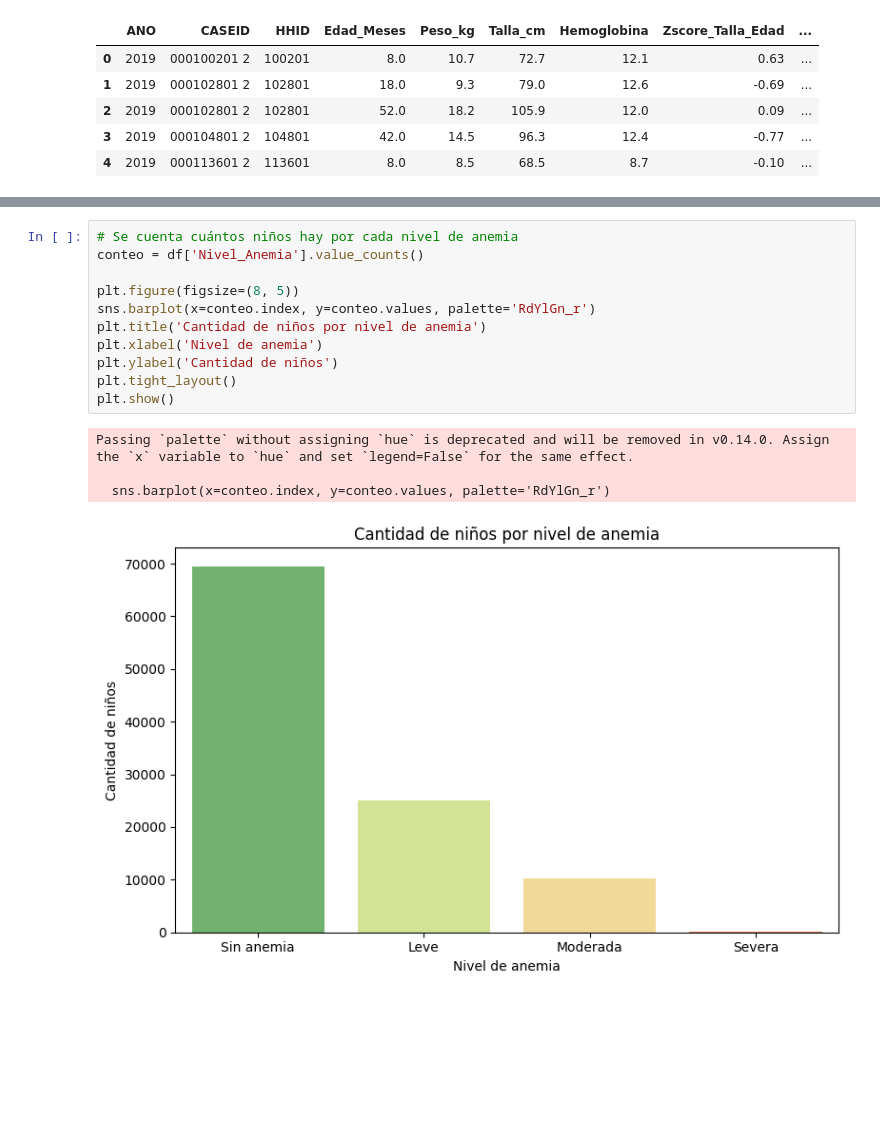
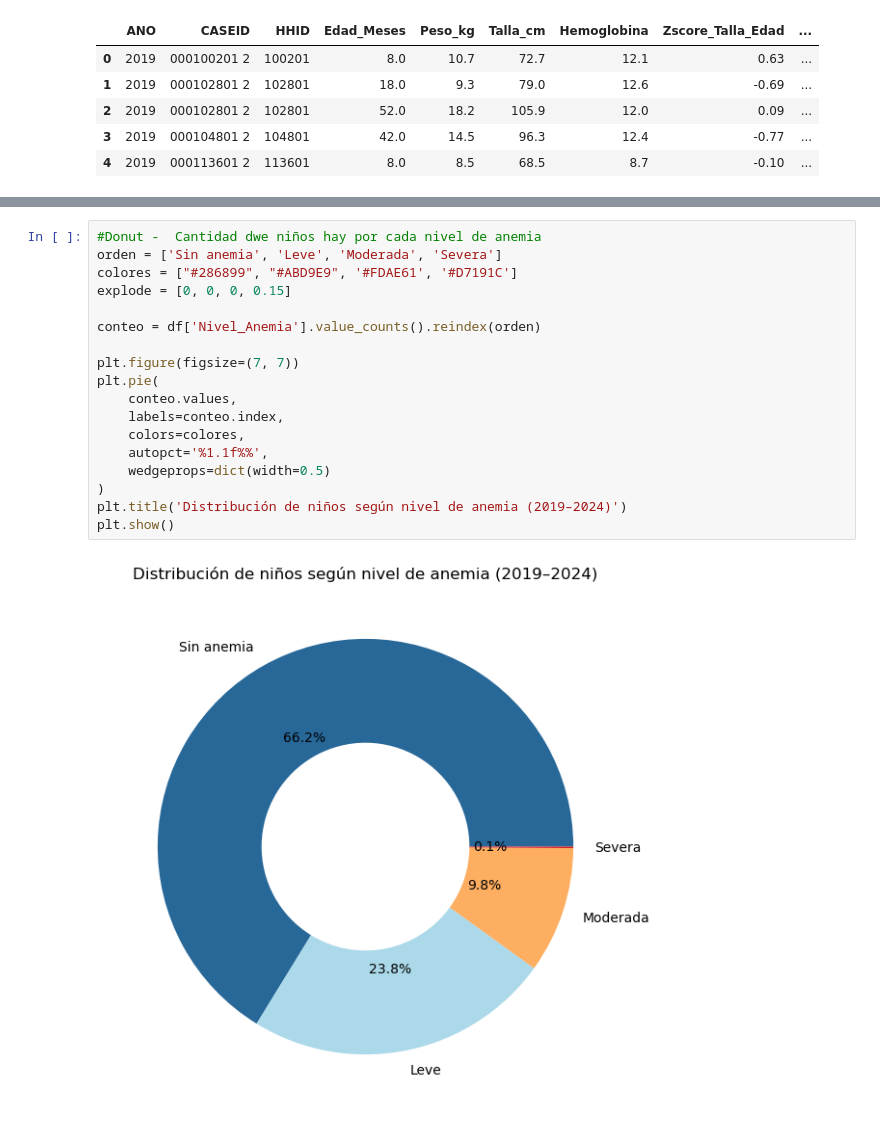
Before and after one commit to fbarrueta22/proyecto-ag-anemia, a Jupyter notebook: Analisis.ipynb, the cells around one changed output, grey strips where cells are left out. Saved outputs shown, nothing was run; the diff lists cells and outputs as text; blank space fills up the shorter version.

```diff
--- a/Analisis.ipynb
+++ b/Analisis.ipynb
@@ -52,17 +103,21 @@ df.duplicated().sum()
 # %%
-# Se cuenta cuántos niños hay por cada nivel de anemia
-conteo = df['Nivel_Anemia'].value_counts()
+#Donut -  Cantidad dwe niños hay por cada nivel de anemia
+orden = ['Sin anemia', 'Leve', 'Moderada', 'Severa']
+colores = ["#286899", "#ABD9E9", '#FDAE61', '#D7191C']
+explode = [0, 0, 0, 0.15]
 
-plt.figure(figsize=(8, 5))
-sns.barplot(x=conteo.index, y=conteo.values, palette='RdYlGn_r')
-plt.title('Cantidad de niños por nivel de anemia')
-plt.xlabel('Nivel de anemia')
-plt.ylabel('Cantidad de niños')
-plt.tight_layout()
+conteo = df['Nivel_Anemia'].value_counts().reindex(orden)
+
+plt.figure(figsize=(7, 7))
+plt.pie(
+    conteo.values,
+    labels=conteo.index,
+    colors=colores,
+    autopct='%1.1f%%',
+    wedgeprops=dict(width=0.5)
+)
+plt.title('Distribución de niños según nivel de anemia (2019–2024)')
 plt.show()
 # %% [output]
-Passing `palette` without assigning `hue` is deprecated and will be removed in v0.14.0. Assign the `x` variable to `hue` and set `legend=False` for the same effect.
-
-  sns.barplot(x=conteo.index, y=conteo.values, palette='RdYlGn_r')
-[figure, old version]
+[figure, new version]
 # %%
```
Also changed, not shown: parts of 13 cells of this notebook, 10 other files.
